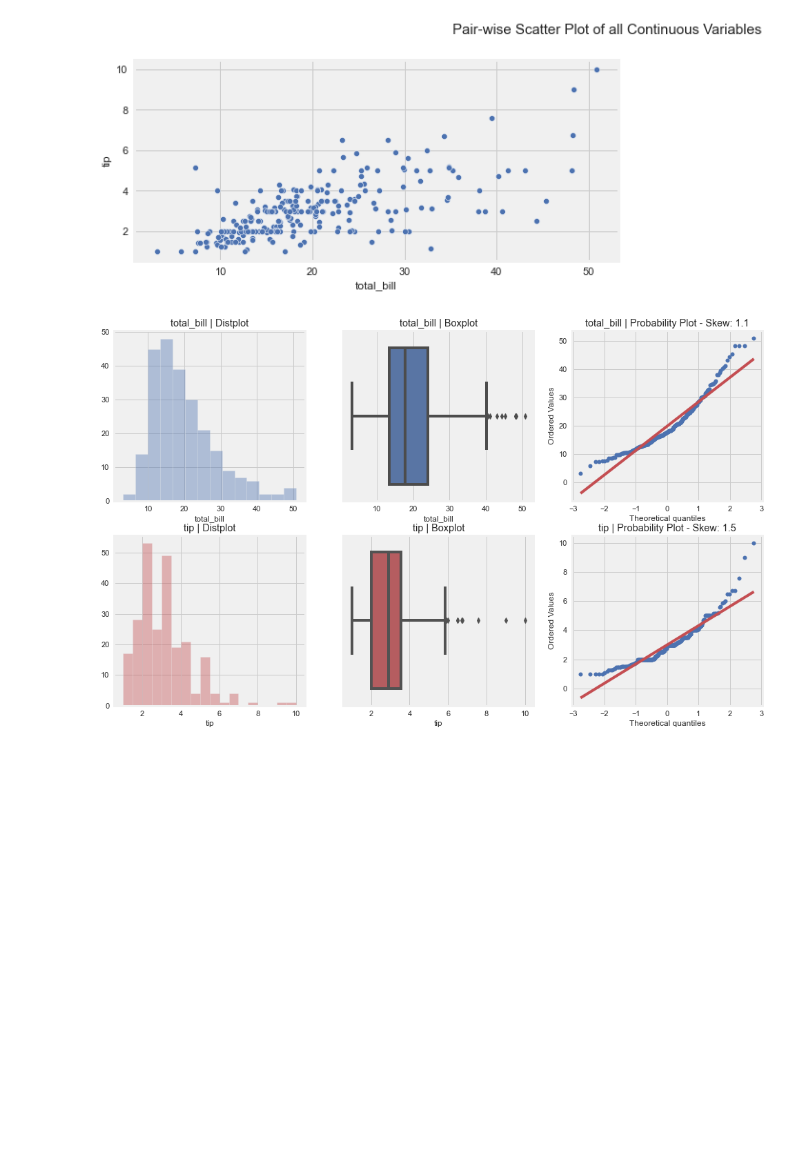
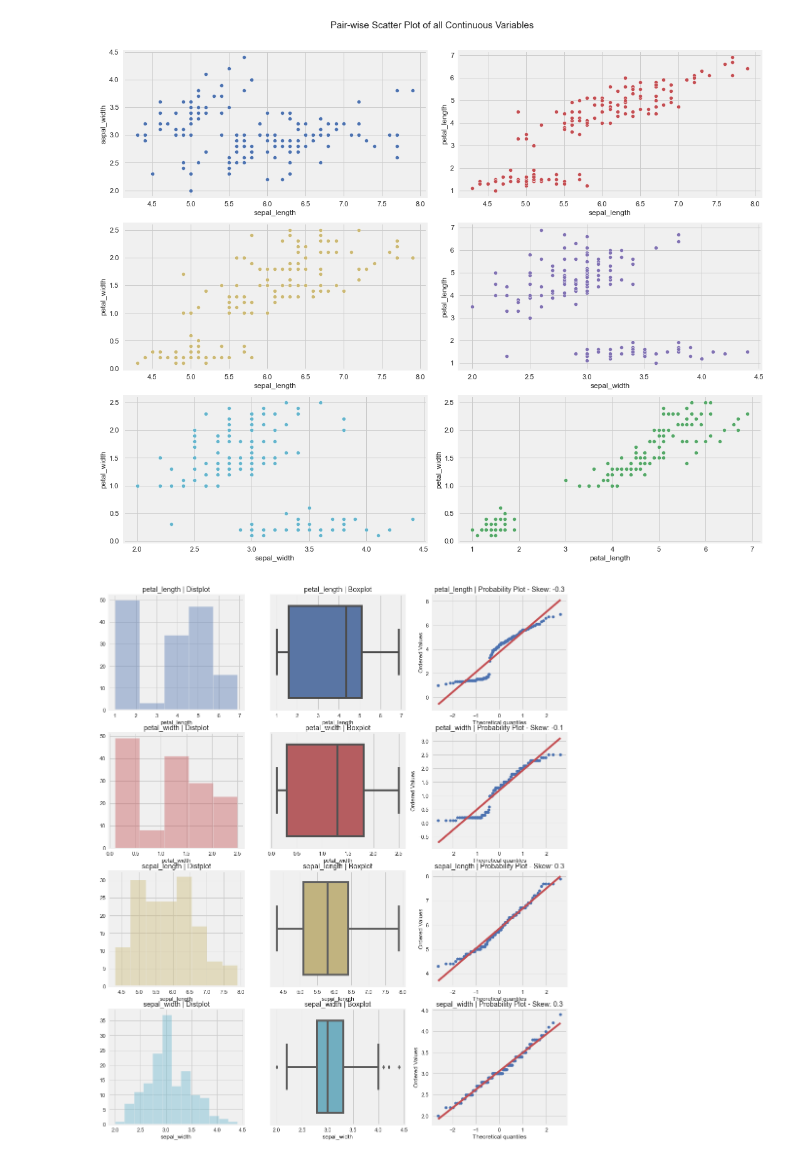
Before and after one commit to adarshanand67/Data-Science, a Jupyter notebook: Auto EDA/Autoviz.ipynb, the cells around one changed output. Cells and saved outputs as stored; diff of their text form; code cells hidden in the pictures; blank space fills up the shorter version.

```diff
--- a/Auto EDA/Autoviz.ipynb
+++ b/Auto EDA/Autoviz.ipynb
@@ -5,7 +5,7 @@ from autoviz.AutoViz_Class import AutoViz_Class
 %matplotlib inline
 
 AV = AutoViz_Class()
-filename = "../data/tips.csv"
+filename = "../data/Seaborn data/iris.csv"
 sep = ","
 dft = AV.AutoViz(
     filename,
@@ -29,2 +29,2 @@ Number of All Scatter Plots = 3
-[figure, old version]
+[figure, new version]
-[figure, old version]
+[figure, new version]
```
Also changed, not shown: parts of 2 cells of this notebook, 16 other files.
